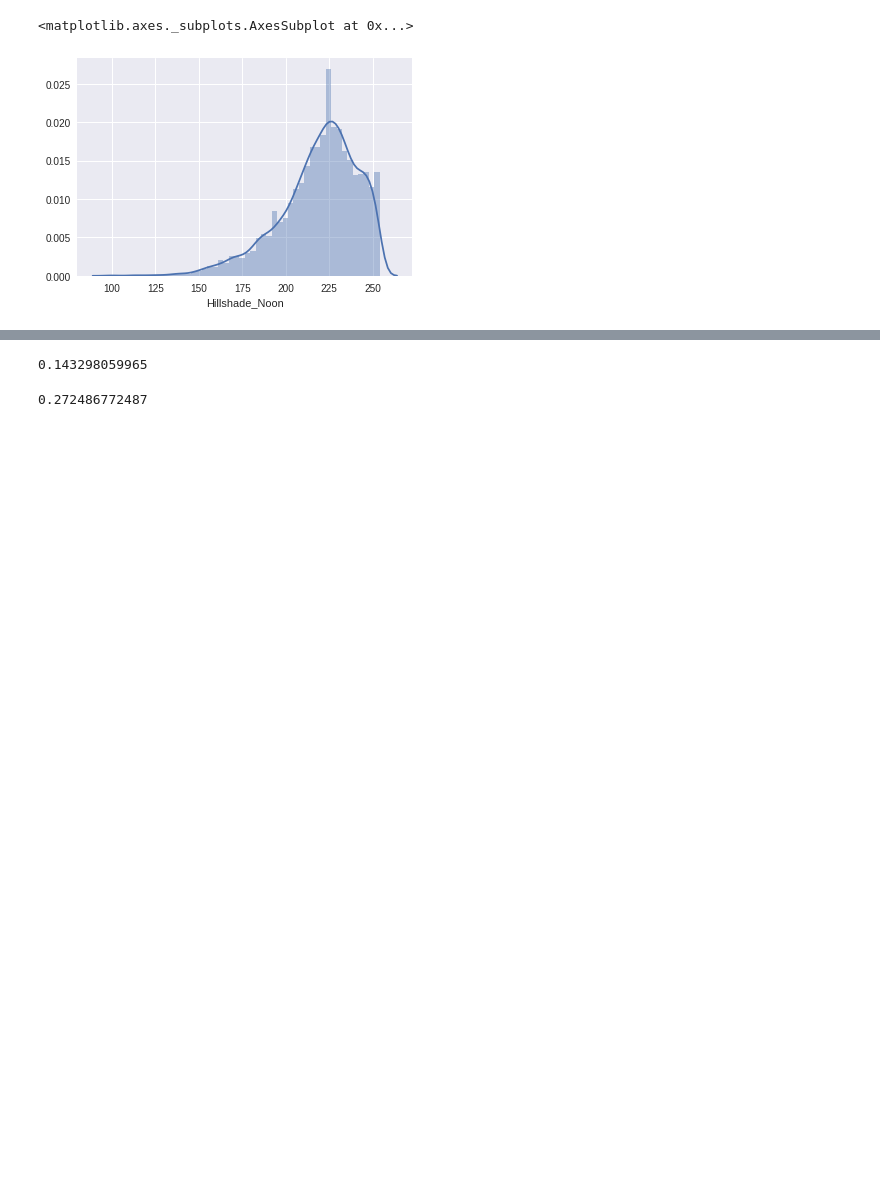
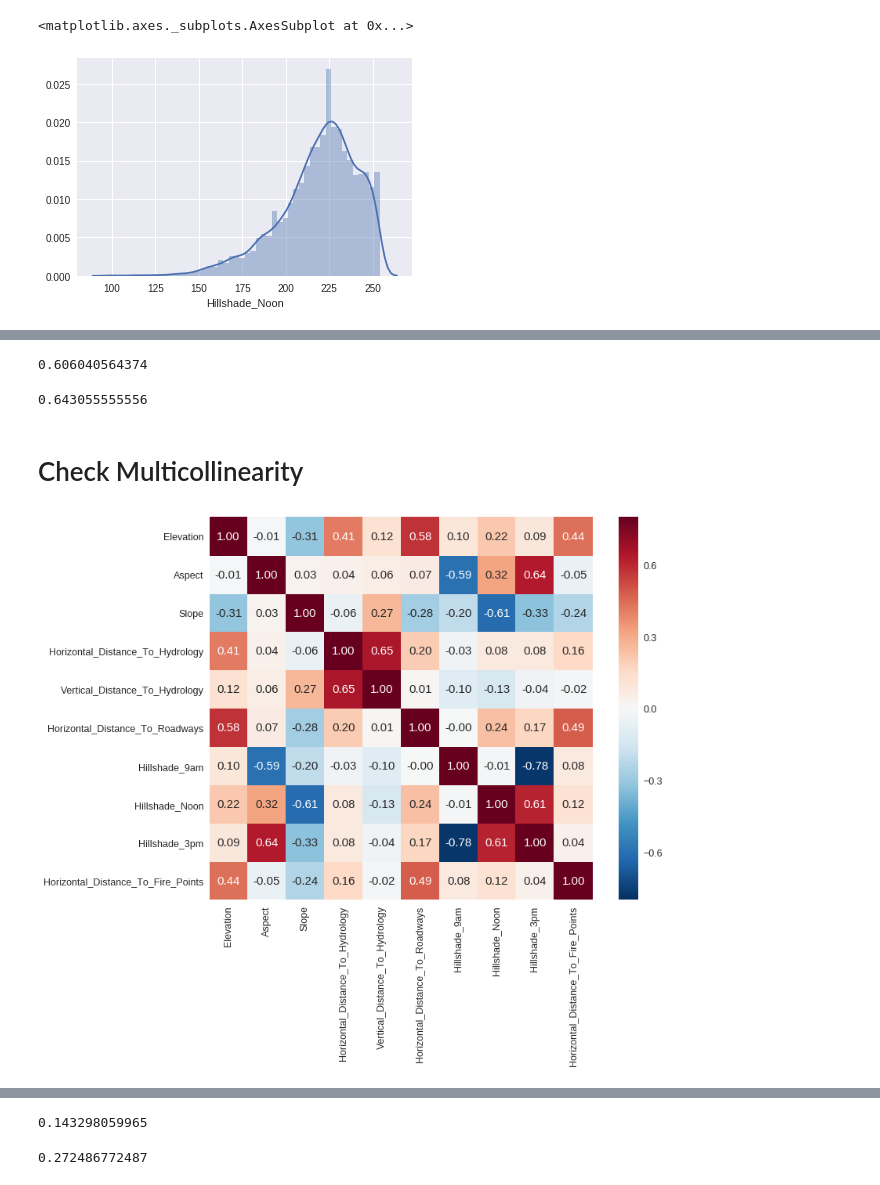
Before and after one commit to LLCampos/Forest-Cover-Type-Prediction-Kaggle-Competition, a Jupyter notebook: forest-cover.ipynb, the cells around one changed output, grey strips where cells are left out. Cells and saved outputs as stored; diff of their text form; code cells hidden in the pictures; blank space fills up the shorter version.

Commit message:
PCA, Multicollinearity, CV, check best features

```diff
--- a/forest-cover.ipynb
+++ b/forest-cover.ipynb
@@ -118,0 +148,28 @@ print sklearn.metrics.accuracy_score(y_test, preds)
+# %%
+# What if I just use the categorical variables?
+y = train_df.Cover_Type
+X_categorical = train_df[[u'Wilderness_Area1',
+       u'Wilderness_Area2', u'Wilderness_Area3', u'Wilderness_Area4',
+       u'Soil_Type1', u'Soil_Type2', u'Soil_Type3', u'Soil_Type4',
+       u'Soil_Type5', u'Soil_Type6', u'Soil_Type7', u'Soil_Type8',
+       u'Soil_Type9', u'Soil_Type10', u'Soil_Type11', u'Soil_Type12',
+       u'Soil_Type13', u'Soil_Type14', u'Soil_Type15', u'Soil_Type16',
+       u'Soil_Type17', u'Soil_Type18', u'Soil_Type19', u'Soil_Type20',
+       u'Soil_Type21', u'Soil_Type22', u'Soil_Type23', u'Soil_Type24',
+       u'Soil_Type25', u'Soil_Type26', u'Soil_Type27', u'Soil_Type28',
+       u'Soil_Type29', u'Soil_Type30', u'Soil_Type31', u'Soil_Type32',
+       u'Soil_Type33', u'Soil_Type34', u'Soil_Type35', u'Soil_Type36',
+       u'Soil_Type37', u'Soil_Type38', u'Soil_Type39', u'Soil_Type40',]]
+
+X_train, X_test, y_train, y_test = train_test_split(X_categorical, y, test_size=0.3)
+
+# Using simple Logistic Regresssion
+lr = LogisticRegression(multi_class='multinomial', solver="newton-cg", n_jobs=2)
+lr.fit(X_train, y_train)
+preds = lr.predict(X_test)
+
+print sklearn.metrics.accuracy_score(y_test, preds)
+
+# Ok, it's best the use the continous variables.
+# %% [output]
+0.606040564374
@@ -118,0 +184,15 @@ print sklearn.metrics.accuracy_score(y_test, preds)
+# %%
+print sum(scores) / 5
+# %% [output]
+0.643055555556
+# %% [markdown]
+# Check Multicollinearity
+# %%
+f, ax = plt.subplots(figsize=(12, 9))
+sns.set(font_scale=1.25)
+sns.heatmap(train_df[[u'Elevation', u'Aspect', u'Slope', u'Horizontal_Distance_To_Hydrology',
+       u'Vertical_Distance_To_Hydrology', u'Horizontal_Distance_To_Roadways',
+       u'Hillshade_9am', u'Hillshade_Noon', u'Hillshade_3pm',
+       u'Horizontal_Distance_To_Fire_Points']].corr(), vmax=.8, square=True, annot=True, fmt='.2f');
+# %% [output]
+[figure, added]
```
Also changed, not shown: parts of 10 cells of this notebook.
